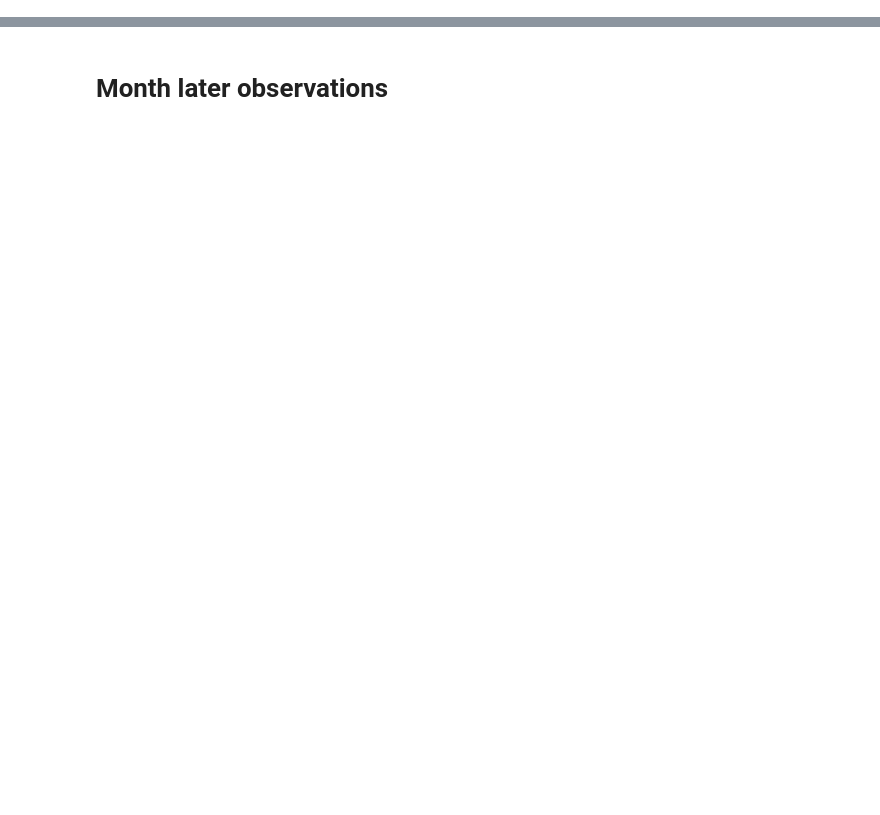
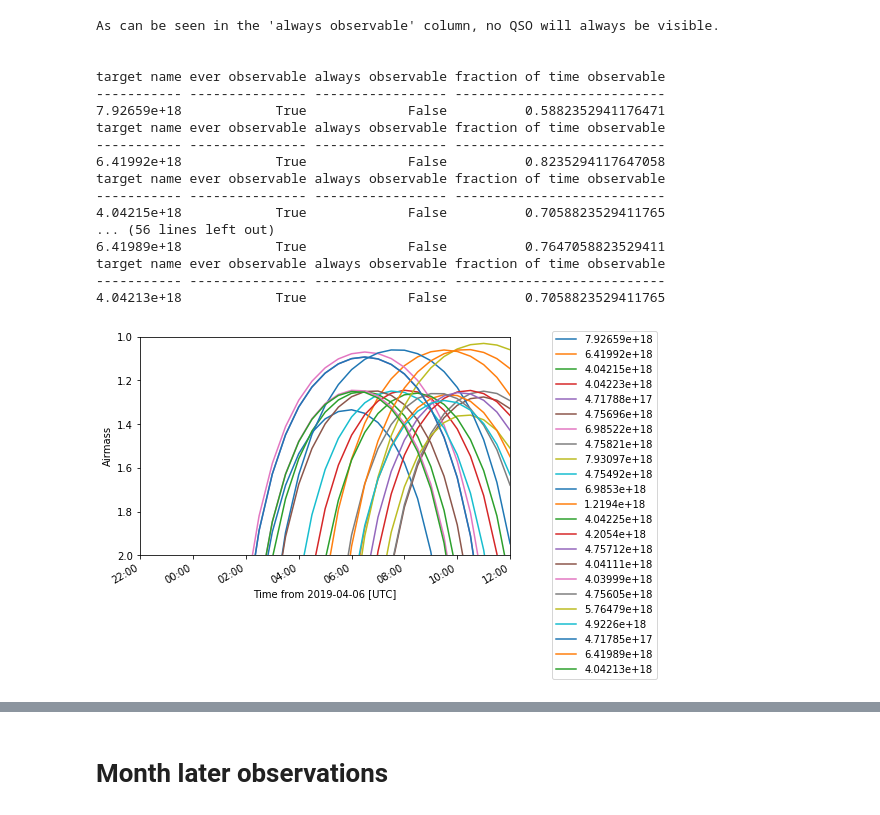
Before and after one commit to Higgins00/NightSky, a Jupyter notebook: Shaun-F/Lick observatory observing.ipynb, the cells around one changed output, grey strips where cells are left out. Drawn from its saved outputs; the diff is of its cells as text; code cells hidden in the pictures; blank space fills up the shorter version.

Commit message:
Updated lick observatory code

```diff
--- a/Shaun-F/Lick observatory observing.ipynb
+++ b/Shaun-F/Lick observatory observing.ipynb
@@ -65 +46,52 @@ target name ever observable always observable fraction of time observable
+# %%
+#Set observing range and generate a time grid
+window_range = [obs_start, obs_stop]
+window_time_grid = time_grid_from_range(window_range)
+
+#Set start and end of observing
+observe_start = Lick.twilight_evening_astronomical(obs_start, which='nearest')
+observe_end=Lick.twilight_morning_astronomical(obs_stop, which='next')
+observe_range = [observe_start, observe_end]
+moon_illumination(observe_start)
+
+#Set some constraints on our data such as making sure its actually dark out and the moon is sufficiently far away from
+#our targets
+constraints = [AtNightConstraint.twilight_astronomical()]
+constraints.append(MoonSeparationConstraint(50*U.deg))
+constraints.append(AirmassConstraint(2.0))
+
+#From the above information, generate an observing_table. This tells us if we can actually ever observe each QSO
+# given the above constraints.
+##################NOTE: The object ID's some how got messed up and I couldnt figure out how to fix it.
+observing_table = observability_table(constraints, Lick, targets, time_range = observe_range)
+print("As can be seen in the 'always observable' column, no QSO will always be visible.\n\n")
+for row in observing_table:
+        print(row)
+
+#Plot the air mass for each target on each night. This plot will come in handy later.
+for inx, obj in enumerate(targets):
+        if observing_table['ever observable'][inx]:
+            plot_airmass(obj, Lick, window_time_grid, max_airmass=2.0)
+plt.tight_layout()
+plt.legend(bbox_to_anchor=(1.1, 1.05))
+plt.show()
+# %% [output]
+As can be seen in the 'always observable' column, no QSO will always be visible.
+
+
+target name ever observable always observable fraction of time observable
+----------- --------------- ----------------- ---------------------------
+7.92659e+18            True             False          0.5882352941176471
+target name ever observable always observable fraction of time observable
+----------- --------------- ----------------- ---------------------------
+6.41992e+18            True             False          0.8235294117647058
+target name ever observable always observable fraction of time observable
+----------- --------------- ----------------- ---------------------------
+4.04215e+18            True             False          0.7058823529411765
+... (56 lines left out)
+6.41989e+18            True             False          0.7647058823529411
+target name ever observable always observable fraction of time observable
+----------- --------------- ----------------- ---------------------------
+4.04213e+18            True             False          0.7058823529411765
+[figure, added]
 # %%
```
Also changed, not shown: parts of 19 cells of this notebook.
